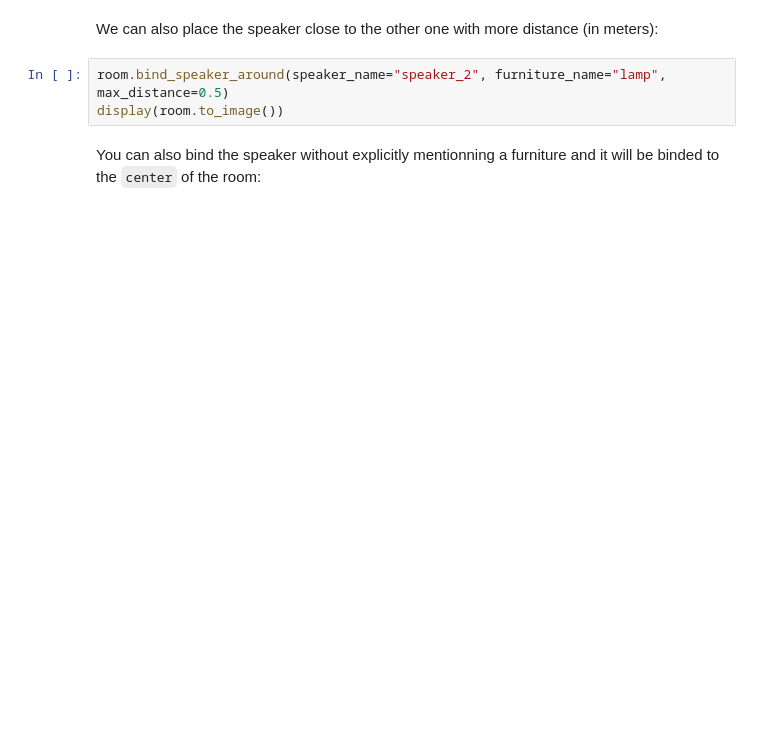
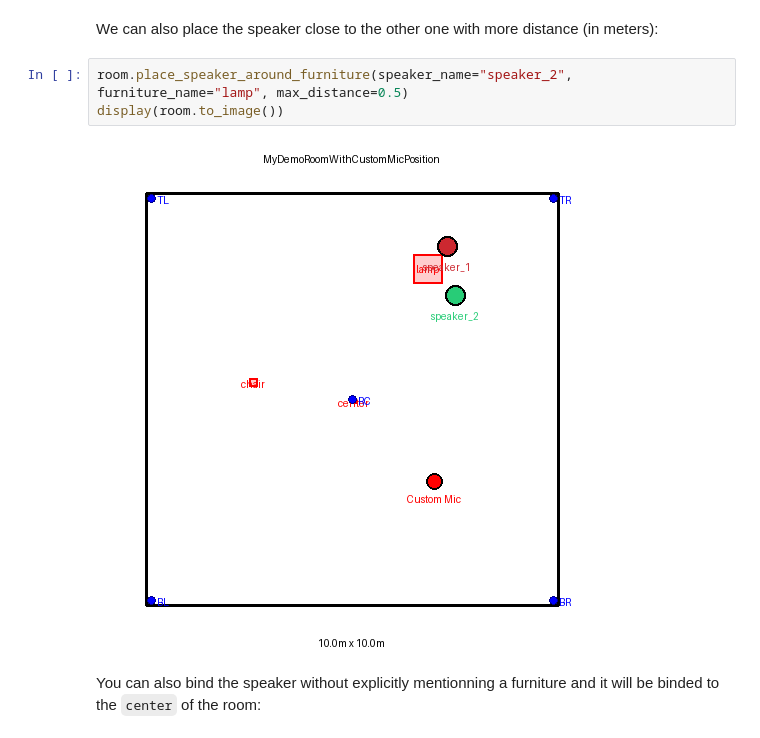
Before and after one commit to idiap/sdialog, a Jupyter notebook: tutorials/8.Rooms.ipynb, the cells around one changed output. Drawn from its saved outputs; the diff is of its cells as text; blank space fills up the shorter version.

```diff
--- a/tutorials/8.Rooms.ipynb
+++ b/tutorials/8.Rooms.ipynb
@@ -260,8 +302,10 @@ display(room.to_image())
 # %% [markdown]
 We can also place the speaker close to the other one with more distance (in meters):
 # %%
-room.bind_speaker_around(speaker_name="speaker_2", furniture_name="lamp", max_distance=0.5)
+room.place_speaker_around_furniture(speaker_name="speaker_2", furniture_name="lamp", max_distance=0.5)
 display(room.to_image())
+# %% [output]
+[figure, added]
 # %% [markdown]
 You can also bind the speaker without explicitly mentionning a furniture and it will be binded to the `center` of the room:
 # %%
```
Also changed, not shown: parts of 17 cells of this notebook, 3 other files.
